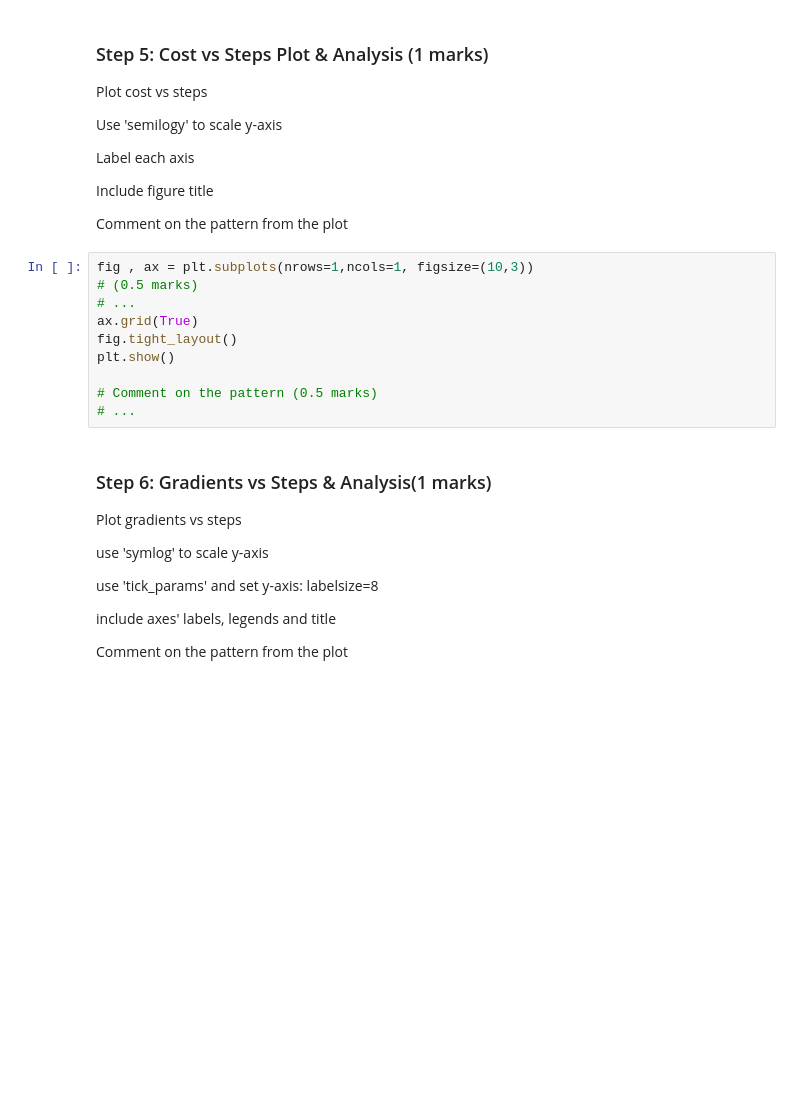
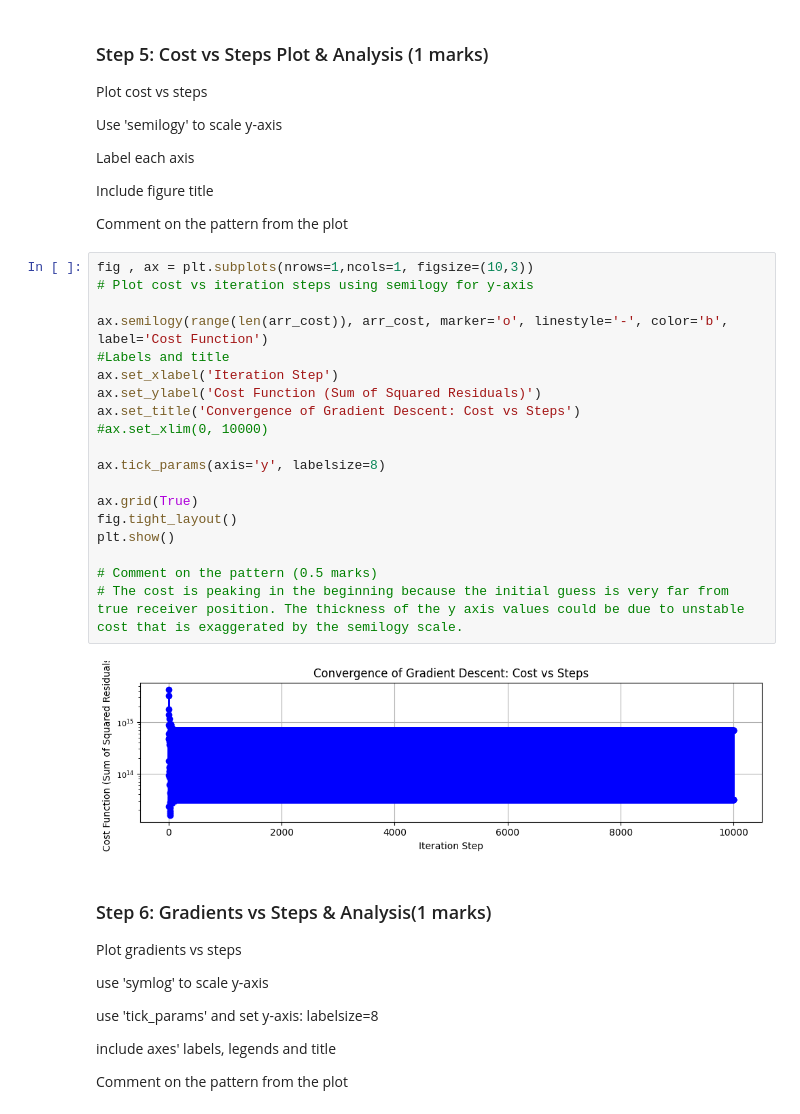
Before and after one commit to sethulakshmi-nair/ENGG680_2025_Fall, a Jupyter notebook: Assignment 2/Assignment2_Upload.ipynb, the cells around one changed output. Drawn from its saved outputs; the diff is of its cells as text; blank space fills up the shorter version.

```diff
--- a/Assignment 2/Assignment2_Upload.ipynb
+++ b/Assignment 2/Assignment2_Upload.ipynb
@@ -405,16 +567,27 @@ Label each axis
 Include figure title
 
 Comment on the pattern from the plot
-# %%
-fig , ax = plt.subplots(nrows=1,ncols=1, figsize=(10,3))
-# (0.5 marks)
-# ...
-ax.grid(True)
-fig.tight_layout()
-plt.show()
-
-# Comment on the pattern (0.5 marks)
-# ...
+# %%
+fig , ax = plt.subplots(nrows=1,ncols=1, figsize=(10,3))
+# Plot cost vs iteration steps using semilogy for y-axis
+
+ax.semilogy(range(len(arr_cost)), arr_cost, marker='o', linestyle='-', color='b', label='Cost Function')
+#Labels and title
+ax.set_xlabel('Iteration Step')
+ax.set_ylabel('Cost Function (Sum of Squared Residuals)')
+ax.set_title('Convergence of Gradient Descent: Cost vs Steps')
+#ax.set_xlim(0, 10000)
+
+ax.tick_params(axis='y', labelsize=8)
+
+ax.grid(True)
+fig.tight_layout()
+plt.show()
+
+# Comment on the pattern (0.5 marks)
+# The cost is peaking in the beginning because the initial guess is very far from true receiver position. The thickness of the y axis values could be due to unstable cost that is exaggerated by the semilogy scale.
+# %% [output]
+[figure, added]
 # %% [markdown]
 ### Step 6: Gradients vs Steps & Analysis(1 marks)
 Plot gradients vs steps
```
Also changed, not shown: parts of 37 cells of this notebook.
